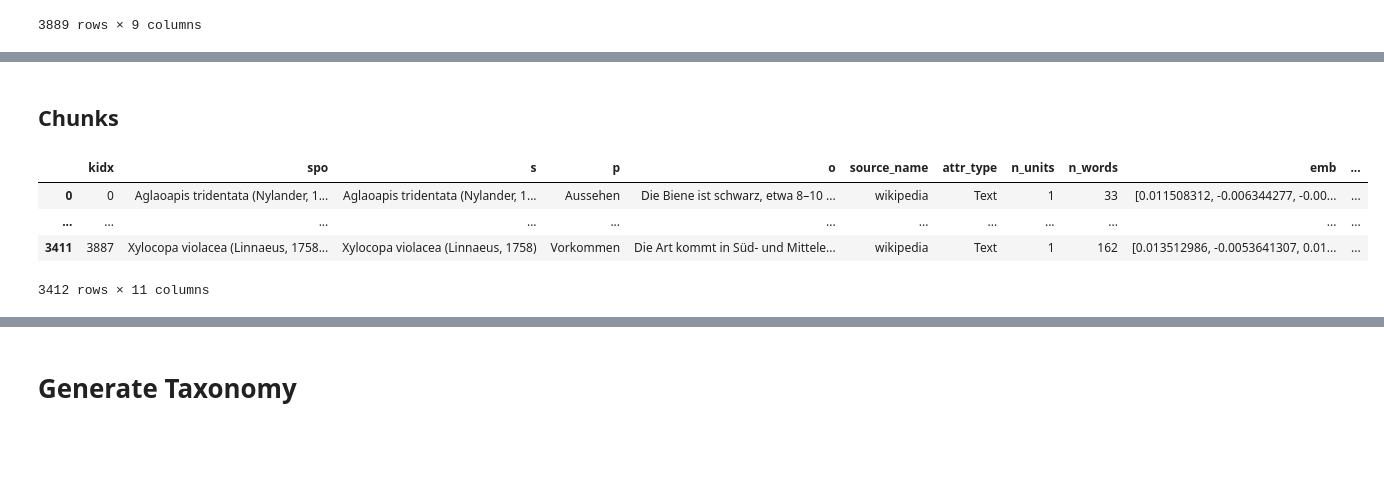
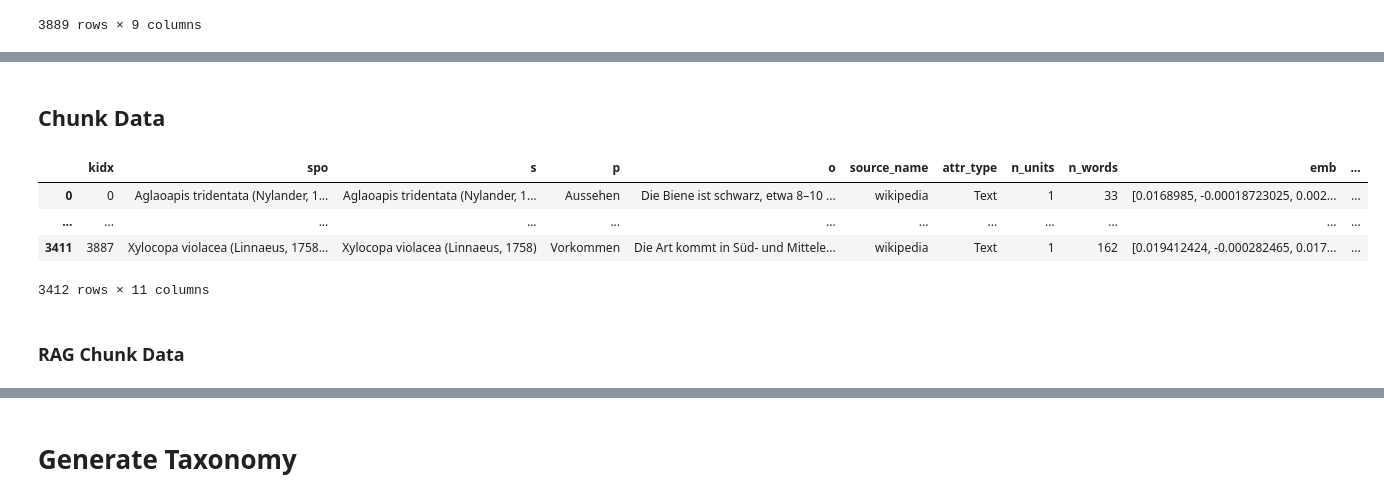
Before and after one commit to fee1ix/beesup_injection_lab, a Jupyter notebook: injection_notebook.ipynb, the cells around one changed output, grey strips where cells are left out. Saved outputs shown, nothing was run; the diff lists cells and outputs as text; code cells hidden in the pictures; blank space fills up the shorter version.

```diff
--- a/injection_notebook.ipynb
+++ b/injection_notebook.ipynb
@@ -1390,8 +1377,8 @@ datah.base_dh=base_dh.config
 datah.emb_pipe_config=emb_pipe.config
 datah.config
 #datah.save()
-# %% [markdown]
-## Chunks
+# %% [markdown]
+## Chunk Data
 # %%
 # CREATE chunks_df
 
@@ -1406,38 +1393,38 @@ def compose_emb(row):
     elif row.attr_type=='Attribute':
         emb=po
 
     # weights = np.array([0.0, 0.25, 0.75])
     # emb = np.average(np.array([s,p,o]), axis=0, weights=weights)
     #emb=spo-s
     #emb=po
 
     emb_normalized=emb/ np.linalg.norm(emb) #normalize
     return emb_normalized
 
 emb_dh=EmbeddingDatahandle(-1)
-emb_triples_df=emb_dh.df
-chunks_df=emb_triples_df.copy()
+emb_df=emb_dh.df
+chunks_df=emb_df.copy()
 chunks_df=chunks_df[chunks_df.p!='Wissenschaftlicher Name'].copy()
 chunks_df['emb']=chunks_df.apply(compose_emb, axis=1)
 chunks_df=chunks_df[['spo','s','p','o','source_name','attr_type','n_units','n_words','emb']].copy()
 chunks_df['label']=chunks_df.apply(lambda x: f"{get_first_n_words(x.p, n=4)}/ {get_first_n_words(x.o, n=10)}", axis=1)
 
 DROP_EMB_DUPLICATES=False
 if DROP_EMB_DUPLICATES:
     chunks_df['emb_tuple']=chunks_df['emb'].apply(tuple)
     grouped = chunks_df.groupby('emb_tuple', group_keys=False).apply(lambda group: list(group.index), include_groups=False).reset_index(name='kidc')
     chunks_df = pd.merge(chunks_df, grouped, on='emb_tuple', how='left')
     chunks_df.drop_duplicates(subset='emb_tuple',keep='first',inplace=True)
     chunks_df.drop(columns=['emb_tuple'],inplace=True)
 else:
     chunks_df = chunks_df.reset_index(names='kidx')
 
 chunks_df
 # %% [output]
 |  | kidx | spo | s | p | o | source_name | attr_type | n_units | n_words | emb | ... |
-| 0 | 0 | Aglaoapis tridentata (Nylander, 1... | Aglaoapis tridentata (Nylander, 1... | Aussehen | Die Biene ist schwarz, etwa 8–10 ... | wikipedia | Text | 1 | 33 | [0.011508312, -0.006344277, -0.00... | ... |
+| 0 | 0 | Aglaoapis tridentata (Nylander, 1... | Aglaoapis tridentata (Nylander, 1... | Aussehen | Die Biene ist schwarz, etwa 8–10 ... | wikipedia | Text | 1 | 33 | [0.0168985, -0.00018723025, 0.002... | ... |
 | ... | ... | ... | ... | ... | ... | ... | ... | ... | ... | ... | ... |
-| 3411 | 3887 | Xylocopa violacea (Linnaeus, 1758... | Xylocopa violacea (Linnaeus, 1758) | Vorkommen | Die Art kommt in Süd- und Mittele... | wikipedia | Text | 1 | 162 | [0.013512986, -0.0053641307, 0.01... | ... |
+| 3411 | 3887 | Xylocopa violacea (Linnaeus, 1758... | Xylocopa violacea (Linnaeus, 1758) | Vorkommen | Die Art kommt in Süd- und Mittele... | wikipedia | Text | 1 | 162 | [0.019412424, -0.000282465, 0.017... | ... |
 3412 rows × 11 columns
 # %%
 datah=ChunksDatahandle(
@@ -1452,0 +1441,2 @@ datah.config
+# %% [markdown]
+### RAG Chunk Data
```
Also changed, not shown: parts of 62 cells of this notebook, 12 other files.
